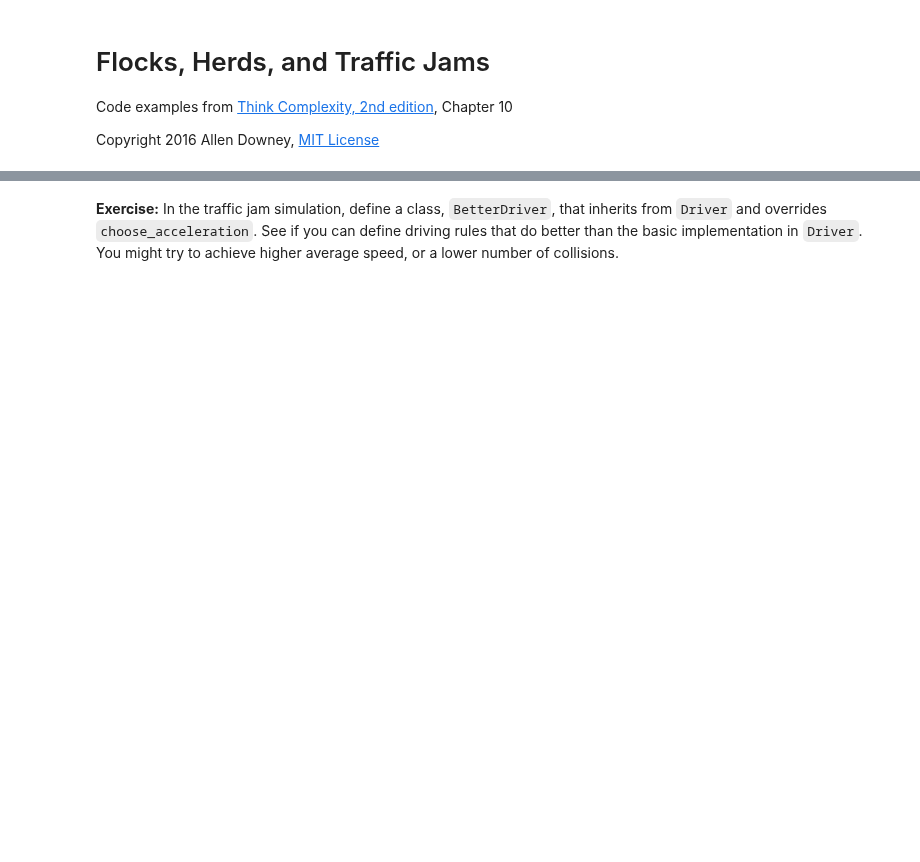
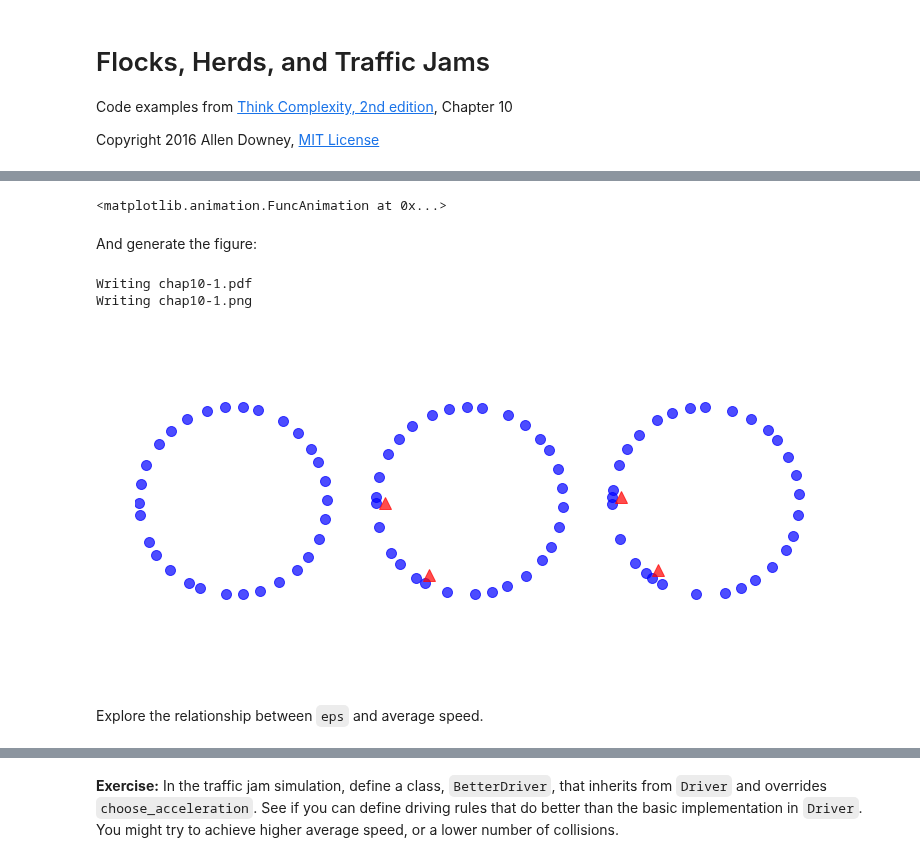
Before and after one commit to AllenDowney/ThinkComplexity2, a Jupyter notebook: code/chap10soln.ipynb, the cells around one changed output, grey strips where cells are left out. Saved outputs shown, nothing was run; the diff lists cells and outputs as text; code cells hidden in the pictures; blank space fills up the shorter version.

Commit message:
Updating chap10 notebooks

```diff
--- a/code/chap10soln.ipynb
+++ b/code/chap10soln.ipynb
@@ -142,14 +148,14 @@ class HighwayViewer(Cell2DViewer):
         """
         drivers = self.viewee.drivers
         xs, ys = self.get_coords(drivers)
-        self.points = plt.plot(xs, ys, '.', color='blue', markersize=20)[0]
+        self.points = plt.plot(xs, ys, 'b.', markersize=20, alpha=0.7)[0]
 
         stopped = [driver for driver in self.viewee.drivers
                   if driver.speed==0]
         xs, ys = self.get_coords(stopped)
         xs *= 0.9
         ys *= 0.9
-        self.stopped = plt.plot(xs, ys, 'x', color='red')[0]
+        self.stopped = plt.plot(xs, ys, 'r^', markersize=12, alpha=0.7)[0]
 
     def animate_func(self, i):
         """Draws one frame of the animation."""
@@ -185,27 +195,37 @@ anim = viewer.animate(frames=600, interval=200)
 # %%
 anim
+# %% [output]
+<matplotlib.animation.FuncAnimation at 0x...>
+# %% [markdown]
+And generate the figure:
 # %%
 RandomSeed(22)
 
 highway = Highway(30, eps=0.02)
 viewer = HighwayViewer(highway)
 
 thinkplot.preplot(cols=3)
 for i in range(16):
     highway.step()
 viewer.draw()
 
 thinkplot.subplot(2)
 for i in range(1):
     highway.step()
 viewer.draw()
 
 thinkplot.subplot(3)
 for i in range(1):
     highway.step()
 viewer.draw()
 
-plt.savefig('chap10-1.pdf')
+thinkplot.save('chap10-1', clf=False)
+# %% [output]
+Writing chap10-1.pdf
+Writing chap10-1.png
+[figure, added]
+# %% [markdown]
+Explore the relationship between `eps` and average speed.
 # %%
 def run_simulation(eps, constructor=Driver, iters=100):
     res = []
```
Also changed, not shown: parts of 8 cells of this notebook, 1 other file.
